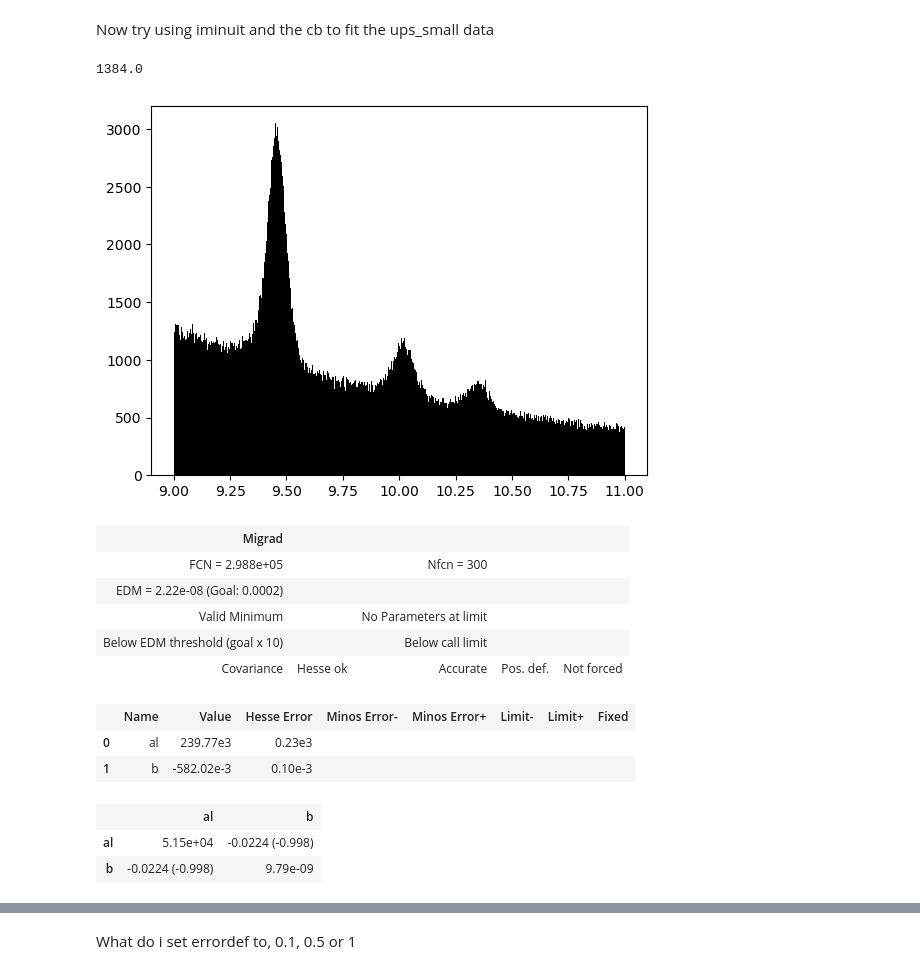
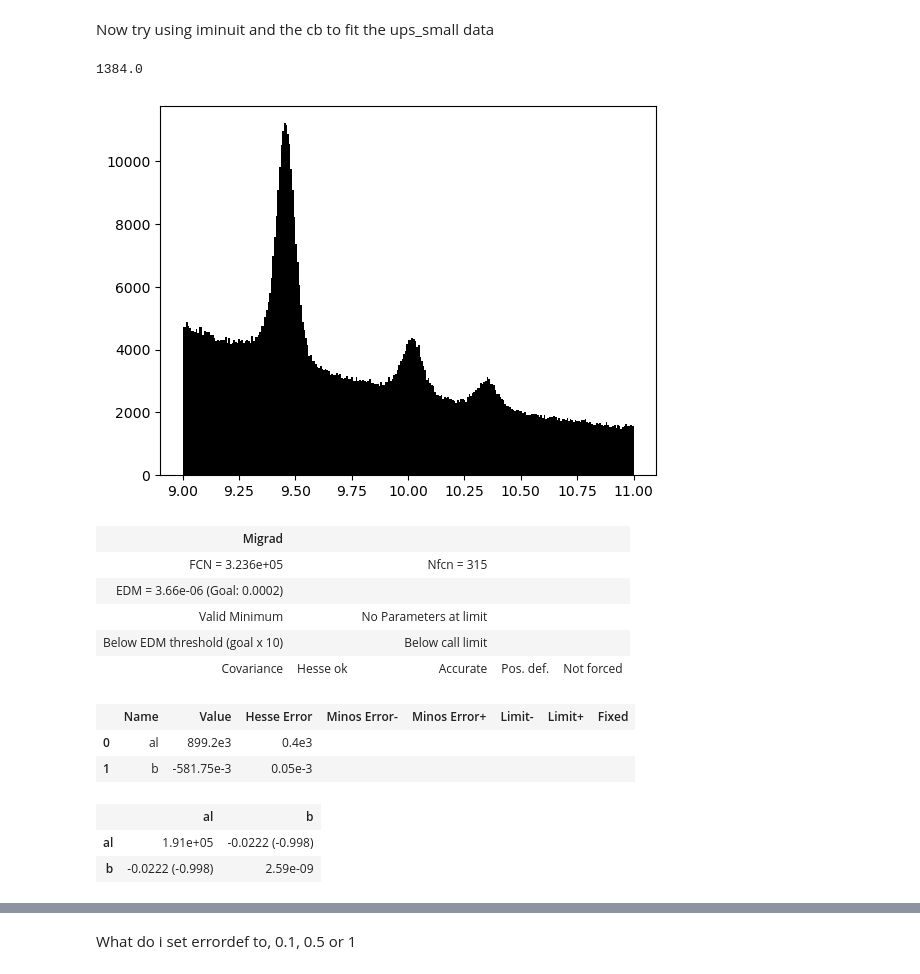
Before and after one commit to aqnemo32/project_f1_dah, a Jupyter notebook: iminuit_test.ipynb, the cells around one changed output, grey strips where cells are left out. Saved outputs shown, nothing was run; the diff lists cells and outputs as text; code cells hidden in the pictures.

```diff
--- a/iminuit_test.ipynb
+++ b/iminuit_test.ipynb
@@ -91,29 +95,29 @@ Now try using iminuit and the cb to fit the ups_small data
 # %%
 xmass_ups = np.load('ups_anal/xmass.npy')
 
 Min = np.min(xmass_ups)
 Max = np.max(xmass_ups)
 _, n_bins = np.modf((Max-Min)/freedman(xmass))
 print(n_bins)
 
-count , bins_w, patches = plt.hist(xmass_ups, color = 'k', bins = int(0.75*n_bins), histtype= 'bar', range =(Min, Max), density=False )
+count , bins_w, patches = plt.hist(xmass_ups, color = 'k', bins = int(0.2*n_bins), histtype= 'bar', range =(Min, Max), density=False )
 bins = bins_w[1:] - (bins_w[1] - bins_w[0])/2
 
 #histogram of the peaks from raw data
 bins_1 = bins[(bins > 9.1) & (bins < 9.7)]
 count_1 = count[(bins > 9.1) & (bins < 9.7)]
 
 bins_2 = bins[(bins > 9.8) & (bins < 10.17)]
 count_2 = count[(bins > 9.8) & (bins < 10.17)]
 
-bins_3 = bins[(bins > 10.2) & (bins < 10.5)]
-count_3 = count[(bins > 10.2) & (bins < 10.5)]
+bins_3 = bins[(bins > 10.17) & (bins < 10.6)]
+count_3 = count[(bins > 10.17) & (bins < 10.6)]
 
 bins_back = np.concatenate((bins[(bins < 9.2) | (bins > 10.55)], bins[(bins > 9.7) & (bins < 9.8)]))
 count_back= np.concatenate((count[(bins < 9.2) | (bins > 10.55)], count[(bins > 9.7) & (bins < 9.8)]))
 # %% [output]
 1384.0
-[figure, old version]
+[figure, new version]
 # %%
 def lsq_back(al,b):
     return np.sum((count_back-decay(bins_back,al,b)) **2)
@@ -123,17 +127,17 @@ m_dec = Minuit(lsq_back, al = 100000, b = 0.005)
 m_dec.migrad()
 # %% [output]
 | Migrad |  |  |  |  |
-| FCN = 2.988e+05 |  | Nfcn = 300 |  |  |
-| EDM = 2.22e-08 (Goal: 0.0002) |  |  |  |  |
+| FCN = 3.236e+05 |  | Nfcn = 315 |  |  |
+| EDM = 3.66e-06 (Goal: 0.0002) |  |  |  |  |
 | Valid Minimum |  | No Parameters at limit |  |  |
 | Below EDM threshold (goal x 10) |  | Below call limit |  |  |
 | Covariance | Hesse ok | Accurate | Pos. def. | Not forced |
 |  | Name | Value | Hesse Error | Minos Error- | Minos Error+ | Limit- | Limit+ | Fixed |
-| 0 | al | 239.77e3 | 0.23e3 |  |  |  |  |  |
-| 1 | b | -582.02e-3 | 0.10e-3 |  |  |  |  |  |
+| 0 | al | 899.2e3 | 0.4e3 |  |  |  |  |  |
+| 1 | b | -581.75e-3 | 0.05e-3 |  |  |  |  |  |
 |  | al | b |
-| al | 5.15e+04 | -0.0224 (-0.998) |
-| b | -0.0224 (-0.998) | 9.79e-09 |
+| al | 1.91e+05 | -0.0222 (-0.998) |
+| b | -0.0222 (-0.998) | 2.59e-09 |
 # %%
 al_fit = m_dec.values['al']
 b_fit = m_dec.values['b']
```
Also changed, not shown: parts of 38 cells of this notebook, 2 other files.
